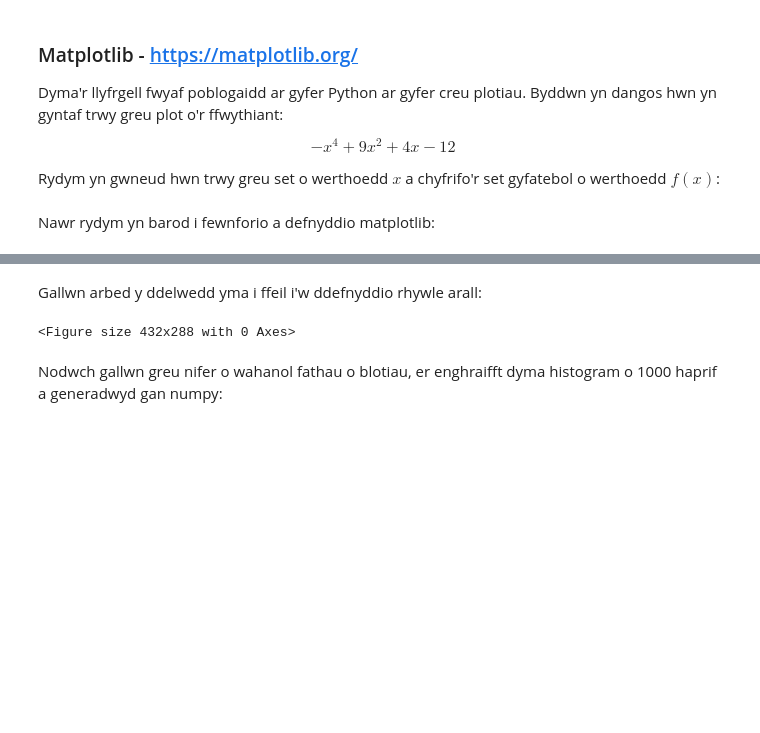
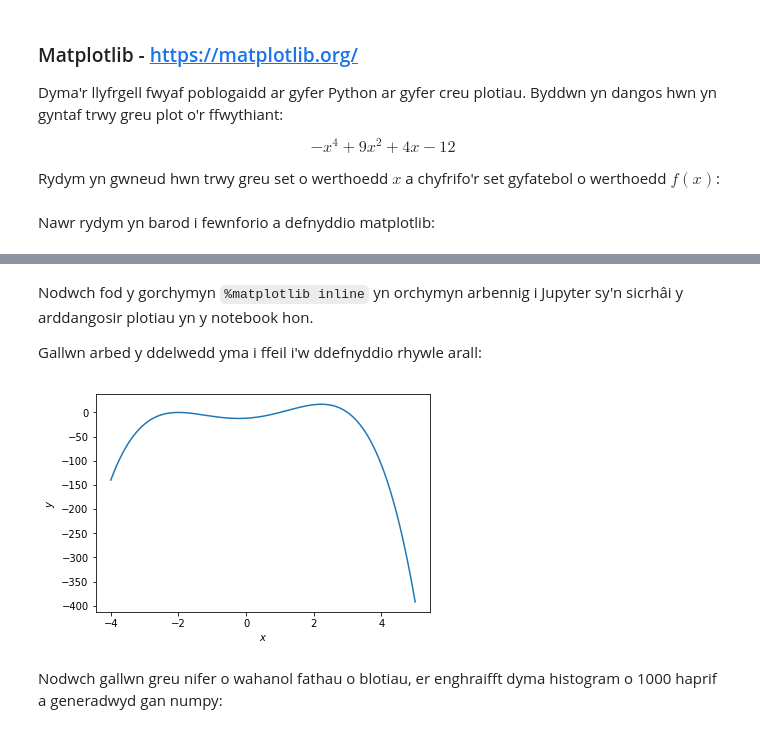
Before and after one commit to drvinceknight/pfm, a Jupyter notebook: nbs/cy/chapters/06-Llyfrgelloedd-gwyddonol.ipynb, the cells around one changed output, grey strips where cells are left out. Cells and saved outputs as stored; diff of their text form; code cells hidden in the pictures; blank space fills up the shorter version.

```diff
--- a/nbs/cy/chapters/06-Llyfrgelloedd-gwyddonol.ipynb
+++ b/nbs/cy/chapters/06-Llyfrgelloedd-gwyddonol.ipynb
@@ -142,9 +145,15 @@ plt.show();  # Nodwch yr `;` sy'n sicrhau ond y plot sy'n cael ei ddangos fan hy
 # %% [markdown]
+Nodwch fod y gorchymyn `%matplotlib inline` yn orchymyn arbennig i Jupyter sy'n sicrhâi y arddangosir plotiau yn y notebook hon.
+
 Gallwn arbed y ddelwedd yma i ffeil i'w ddefnyddio rhywle arall:
 # %%
+plt.figure()
+plt.plot(xs, ys)
+plt.xlabel("$x$")
+plt.ylabel("$y$")
 plt.savefig("plot.pdf")   # arbrofwch gyda `.png`, `.jpg` ayyb...
 # %% [output]
-<Figure size 432x288 with 0 Axes>
+[figure, added]
 # %% [markdown]
 Nodwch gallwn greu nifer o wahanol fathau o blotiau, er enghraifft dyma histogram o 1000 haprif a generadwyd gan numpy:
 # %%
```
Also changed, not shown: parts of 7 cells of this notebook, 3 other files.
